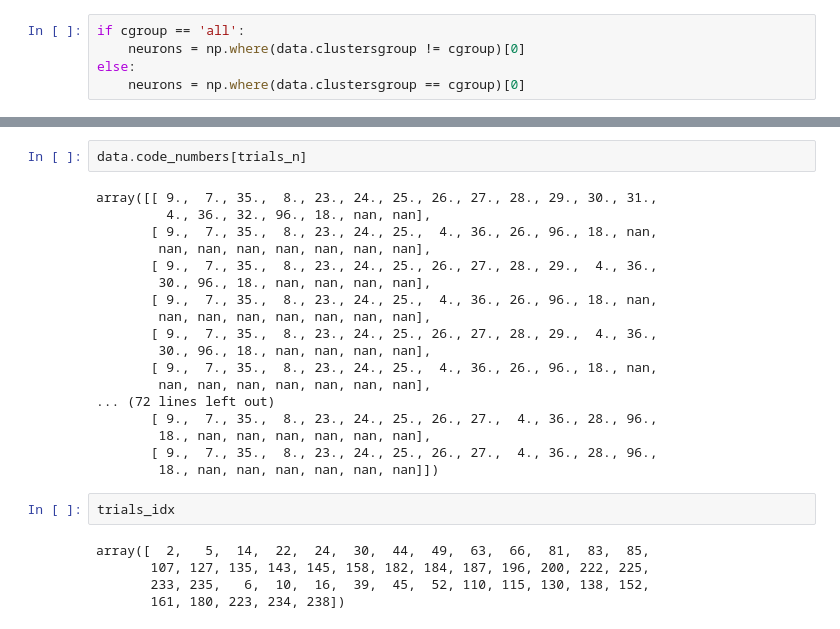
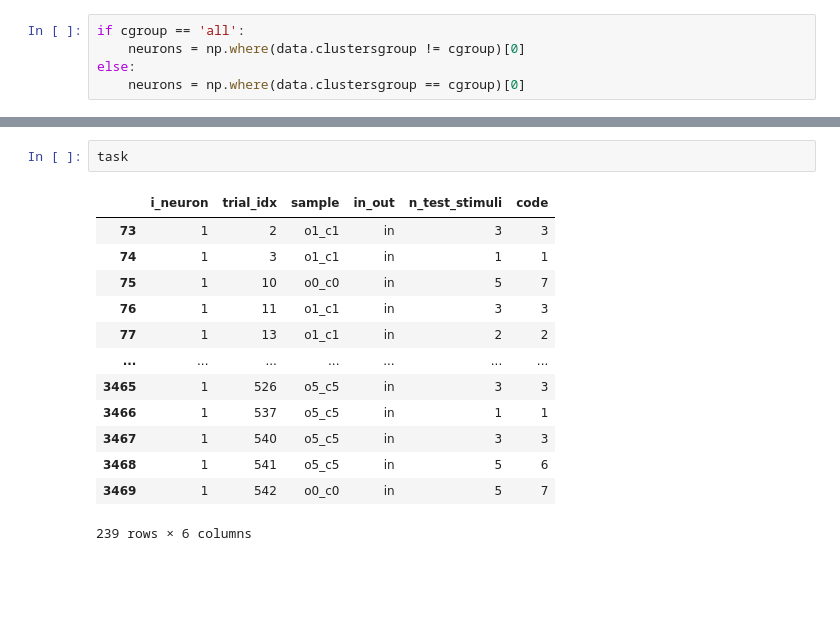
Before and after one commit to Ibos-lab/EphysVibe, a Jupyter notebook: examples/tuning_curves.ipynb, the cells around one changed output, grey strips where cells are left out. Saved outputs shown, nothing was run; the diff lists cells and outputs as text; blank space fills up the shorter version.

```diff
--- a/examples/tuning_curves.ipynb
+++ b/examples/tuning_curves.ipynb
@@ -94,27 +89,16 @@ task_sample
-# %%
-data.code_numbers[trials_n]
-# %% [output]
-array([[ 9.,  7., 35.,  8., 23., 24., 25., 26., 27., 28., 29., 30., 31.,
-         4., 36., 32., 96., 18., nan, nan],
-       [ 9.,  7., 35.,  8., 23., 24., 25.,  4., 36., 26., 96., 18., nan,
-        nan, nan, nan, nan, nan, nan, nan],
-       [ 9.,  7., 35.,  8., 23., 24., 25., 26., 27., 28., 29.,  4., 36.,
-        30., 96., 18., nan, nan, nan, nan],
-       [ 9.,  7., 35.,  8., 23., 24., 25.,  4., 36., 26., 96., 18., nan,
-        nan, nan, nan, nan, nan, nan, nan],
-       [ 9.,  7., 35.,  8., 23., 24., 25., 26., 27., 28., 29.,  4., 36.,
-        30., 96., 18., nan, nan, nan, nan],
-       [ 9.,  7., 35.,  8., 23., 24., 25.,  4., 36., 26., 96., 18., nan,
-        nan, nan, nan, nan, nan, nan, nan],
-... (72 lines left out)
-       [ 9.,  7., 35.,  8., 23., 24., 25., 26., 27.,  4., 36., 28., 96.,
-        18., nan, nan, nan, nan, nan, nan],
-       [ 9.,  7., 35.,  8., 23., 24., 25., 26., 27.,  4., 36., 28., 96.,
-        18., nan, nan, nan, nan, nan, nan]])
-# %%
-trials_idx
-# %% [output]
-array([  2,   5,  14,  22,  24,  30,  44,  49,  63,  66,  81,  83,  85,
-       107, 127, 135, 143, 145, 158, 182, 184, 187, 196, 200, 222, 225,
-       233, 235,   6,  10,  16,  39,  45,  52, 110, 115, 130, 138, 152,
-       161, 180, 223, 234, 238])
+# %%
+task
+# %% [output]
+|  | i_neuron | trial_idx | sample | in_out | n_test_stimuli | code |
+| 73 | 1 | 2 | o1_c1 | in | 3 | 3 |
+| 74 | 1 | 3 | o1_c1 | in | 1 | 1 |
+| 75 | 1 | 10 | o0_c0 | in | 5 | 7 |
+| 76 | 1 | 11 | o1_c1 | in | 3 | 3 |
+| 77 | 1 | 13 | o1_c1 | in | 2 | 2 |
+| ... | ... | ... | ... | ... | ... | ... |
+| 3465 | 1 | 526 | o5_c5 | in | 3 | 3 |
+| 3466 | 1 | 537 | o5_c5 | in | 1 | 1 |
+| 3467 | 1 | 540 | o5_c5 | in | 3 | 3 |
+| 3468 | 1 | 541 | o5_c5 | in | 5 | 6 |
+| 3469 | 1 | 542 | o0_c0 | in | 5 | 7 |
+239 rows × 6 columns
```
Also changed, not shown: parts of 16 cells of this notebook, 4 other files.
